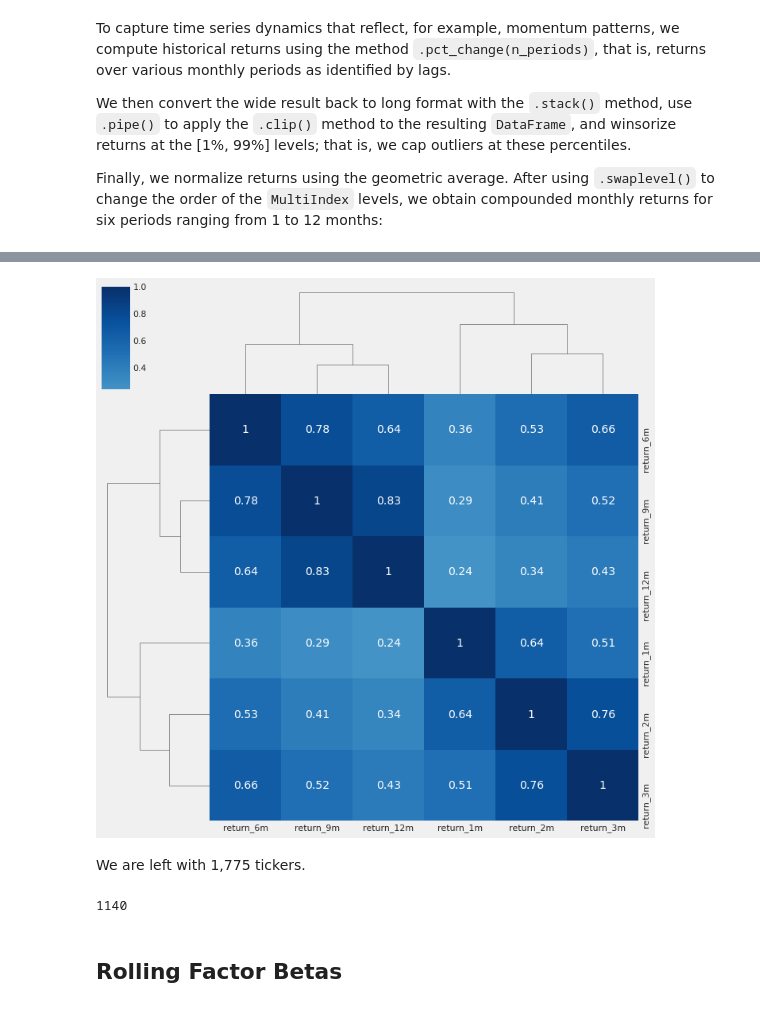
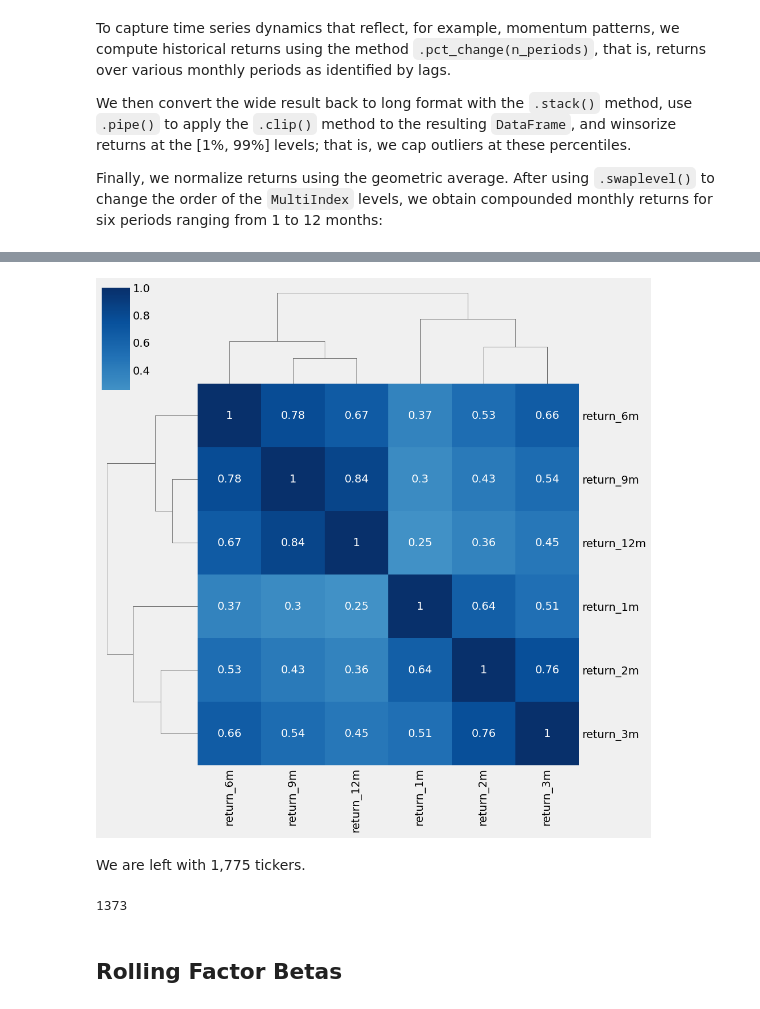
Before and after one commit to rodrigo-fonseca-oliveira/Hands-On-Machine-Learning-for-Algorithmic-Trading, a Jupyter notebook: Chapter04/00_data/feature_engineering_qr.ipynb, the cells around one changed output, grey strips where cells are left out. Drawn from its saved outputs; the diff is of its cells as text; code cells hidden in the pictures.

```diff
--- a/Chapter04/00_data/feature_engineering_qr.ipynb
+++ b/Chapter04/00_data/feature_engineering_qr.ipynb
@@ -42,4 +44,4 @@ sys.path.append('/codeload/Hands-On-Machine-Learning-for-Algorithmic-Trading')
 
 from common.data import get_qr_prices
 # %%
-metadata, prices = get_qr_prices(start_date="2000-01-01", end_date='2023-03-31')
+metadata, prices = get_qr_prices(start_date="2013-05-24", end_date='2023-03-31')
@@ -158,5 +197,5 @@ memory usage: 13.8+ MB
 # %%
-min_obs = 120
+min_obs = 90
 nobs = data.groupby(level='Sid').size()
 keep = nobs[nobs>min_obs].index
-data_10 = data.loc[idx[keep,:], :]
+data_n_returns = data.loc[idx[keep,:], :]
@@ -163,14 +219,14 @@ data_10 = data.loc[idx[keep,:], :]
 # %%
 # cmap = sns.diverging_palette(10, 220, as_cmap=True)
-sns.clustermap(data_10.corr('spearman'), annot=True, center=0, cmap='Blues');
+sns.clustermap(data_n_returns.corr('spearman'), annot=True, center=0, cmap='Blues');
 # %% [output]
-[figure, old version]
+[figure, new version]
 # %% [markdown]
 We are left with 1,775 tickers.
 # %%
-data_10.index.get_level_values('Sid').nunique()
+data_n_returns.index.get_level_values('Sid').nunique()
 # %% [output]
-1140
+1373
 # %% [markdown]
 ## Rolling Factor Betas
 # %% [markdown]
```
Also changed, not shown: parts of 33 cells of this notebook, 1 other file.
